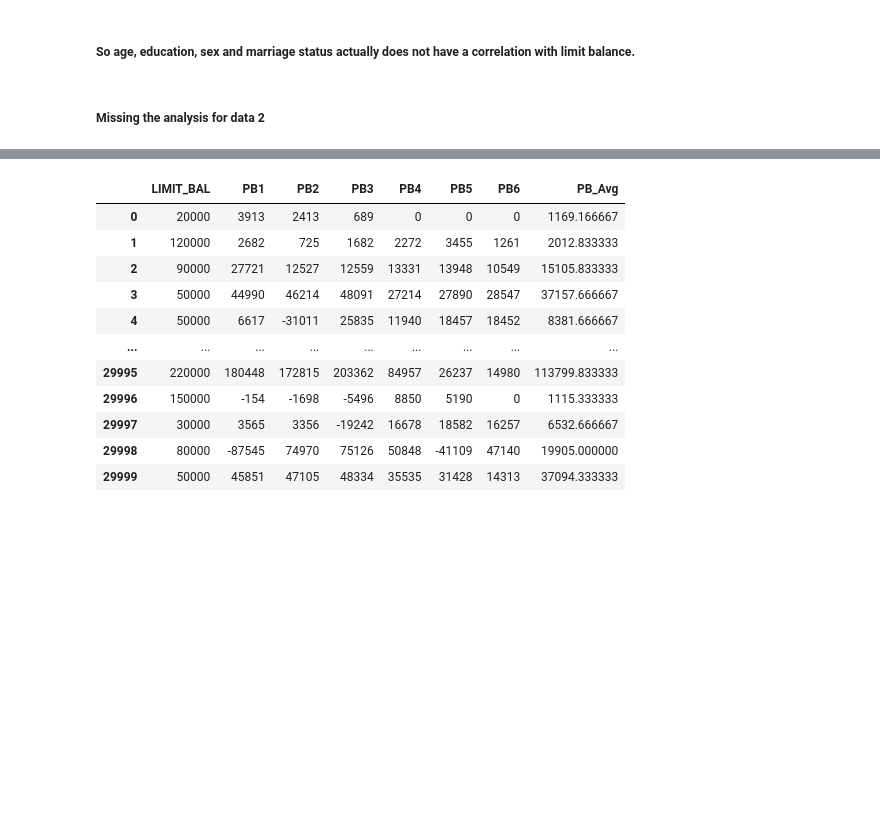
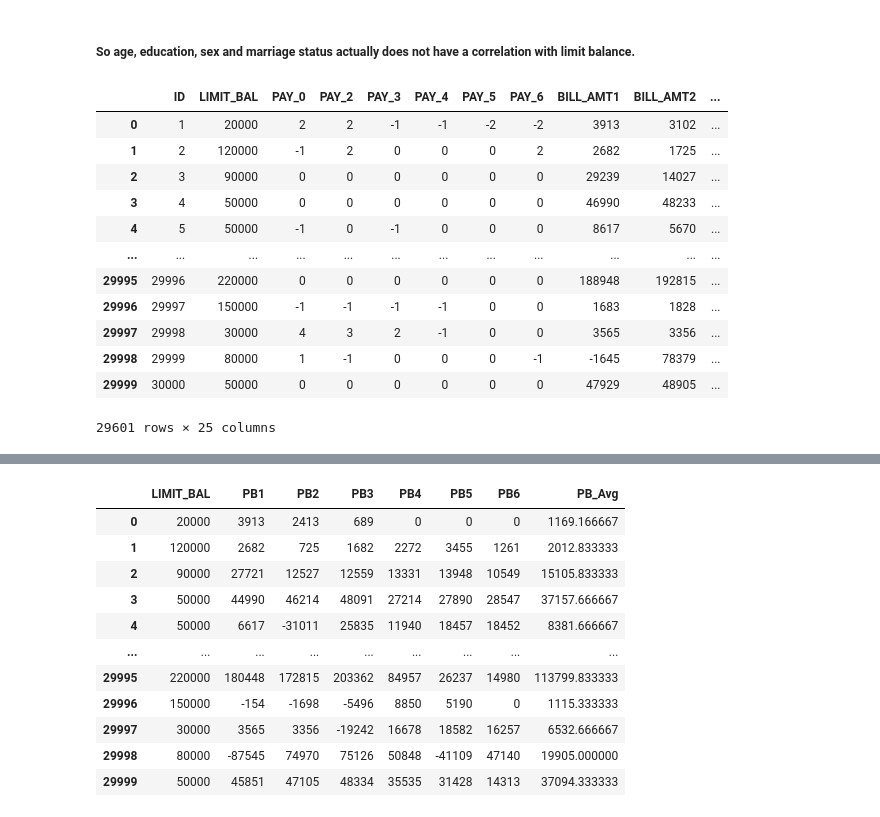
Before and after one commit to ubco-W2022T2-data301/project-group-group27, a Jupyter notebook: analysis/analysis_Betty.ipynb, the cells around one changed output, grey strips where cells are left out. Saved outputs shown, nothing was run; the diff lists cells and outputs as text; code cells hidden in the pictures; blank space fills up the shorter version.

```diff
--- a/analysis/analysis_Betty.ipynb
+++ b/analysis/analysis_Betty.ipynb
@@ -492,5 +492,27 @@ print("Correlation between credit limit and age: ", corr_age)
 Correlation between credit limit and age:  0.14421445094154492
 # %% [markdown]
 ##### So age, education, sex and marriage status actually does not have a correlation with limit balance.
-# %% [markdown]
-##### Missing the analysis for data 2
+# %%
+# Create a new column calculated the bill amount average
+# Create a new column calculated the pay amount average
+# Create a new column calculated the number of past payment average
+# Create a new column calculated the utilization rate for each individual
+data2['BILL_AMT_Avg'] = (data2['BILL_AMT1']+data2['BILL_AMT2']+data2['BILL_AMT3']+data2['BILL_AMT4']+data2['BILL_AMT5']+data2['BILL_AMT6'])/6
+data2['PAY_AMT_Avg'] = (data2['PAY_AMT1']+data2['PAY_AMT2']+data2['PAY_AMT3']+data2['PAY_AMT4']+data2['PAY_AMT5']+data2['PAY_AMT6'])/6
+data2['PAST_PAY_Avg'] = (data2['PAY_0']+data2['PAY_2']+data2['PAY_3']+data2['PAY_4']+data2['PAY_5']+data2['PAY_6'])/6
+data2 ['Utilization_Rate'] = data2['BILL_AMT_Avg']/data2['LIMIT_BAL']
+data2
+# %% [output]
+|  | ID | LIMIT_BAL | PAY_0 | PAY_2 | PAY_3 | PAY_4 | PAY_5 | PAY_6 | BILL_AMT1 | BILL_AMT2 | ... |
+| 0 | 1 | 20000 | 2 | 2 | -1 | -1 | -2 | -2 | 3913 | 3102 | ... |
+| 1 | 2 | 120000 | -1 | 2 | 0 | 0 | 0 | 2 | 2682 | 1725 | ... |
+| 2 | 3 | 90000 | 0 | 0 | 0 | 0 | 0 | 0 | 29239 | 14027 | ... |
+| 3 | 4 | 50000 | 0 | 0 | 0 | 0 | 0 | 0 | 46990 | 48233 | ... |
+| 4 | 5 | 50000 | -1 | 0 | -1 | 0 | 0 | 0 | 8617 | 5670 | ... |
+| ... | ... | ... | ... | ... | ... | ... | ... | ... | ... | ... | ... |
+| 29995 | 29996 | 220000 | 0 | 0 | 0 | 0 | 0 | 0 | 188948 | 192815 | ... |
+| 29996 | 29997 | 150000 | -1 | -1 | -1 | -1 | 0 | 0 | 1683 | 1828 | ... |
+| 29997 | 29998 | 30000 | 4 | 3 | 2 | -1 | 0 | 0 | 3565 | 3356 | ... |
+| 29998 | 29999 | 80000 | 1 | -1 | 0 | 0 | 0 | -1 | -1645 | 78379 | ... |
+| 29999 | 30000 | 50000 | 0 | 0 | 0 | 0 | 0 | 0 | 47929 | 48905 | ... |
+29601 rows × 25 columns
```
Also changed, not shown: parts of 8 cells of this notebook.
